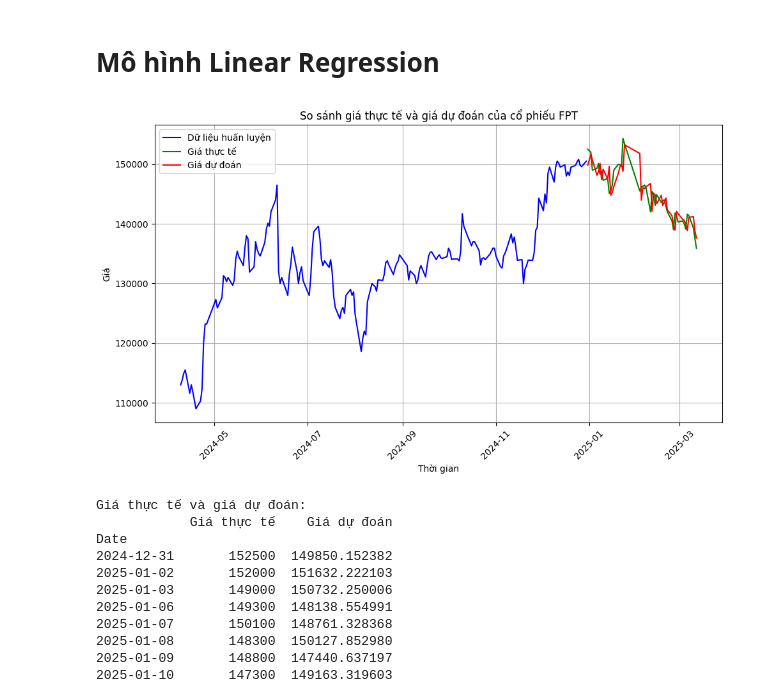
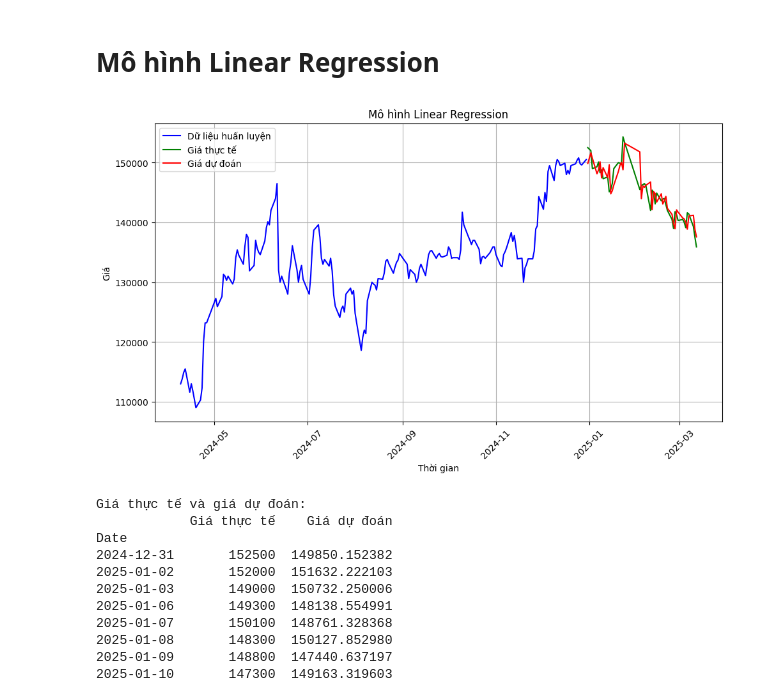
Before and after one commit to quanquan1406/Data_Explorer_2025, a Jupyter notebook: P1_Train_Model/Train_model_FPT_LinearRegression.ipynb, the cells around one changed output. Drawn from its saved outputs; the diff is of its cells as text; code cells hidden in the pictures.

```diff
--- a/P1_Train_Model/Train_model_FPT_LinearRegression.ipynb
+++ b/P1_Train_Model/Train_model_FPT_LinearRegression.ipynb
@@ -73,19 +73,19 @@ test_df = pd.DataFrame({'Giá thực tế': y_test, 'Giá dự đoán': y_pred},
 # %%
 plt.figure(figsize=(10, 6))
 plt.plot(train_df.index, train_df['Giá huấn luyện'], label='Dữ liệu huấn luyện', color='blue')
 plt.plot(test_df.index, test_df['Giá thực tế'], label='Giá thực tế', color='green')
 plt.plot(test_df.index, test_df['Giá dự đoán'], label='Giá dự đoán', color='red')
 
 plt.legend()
-plt.title('So sánh giá thực tế và giá dự đoán của cổ phiếu FPT')
+plt.title('Mô hình Linear Regression')
 plt.xlabel('Thời gian')
 plt.ylabel('Giá')
 plt.grid(True)
 plt.xticks(rotation=45)
 plt.tight_layout()
 plt.show()
 # %% [output]
-[figure, old version]
+[figure, new version]
 # %%
 # In ra các giá trị dự đoán
 print("Giá thực tế và giá dự đoán:")
```
Also changed, not shown: 6 other files.
